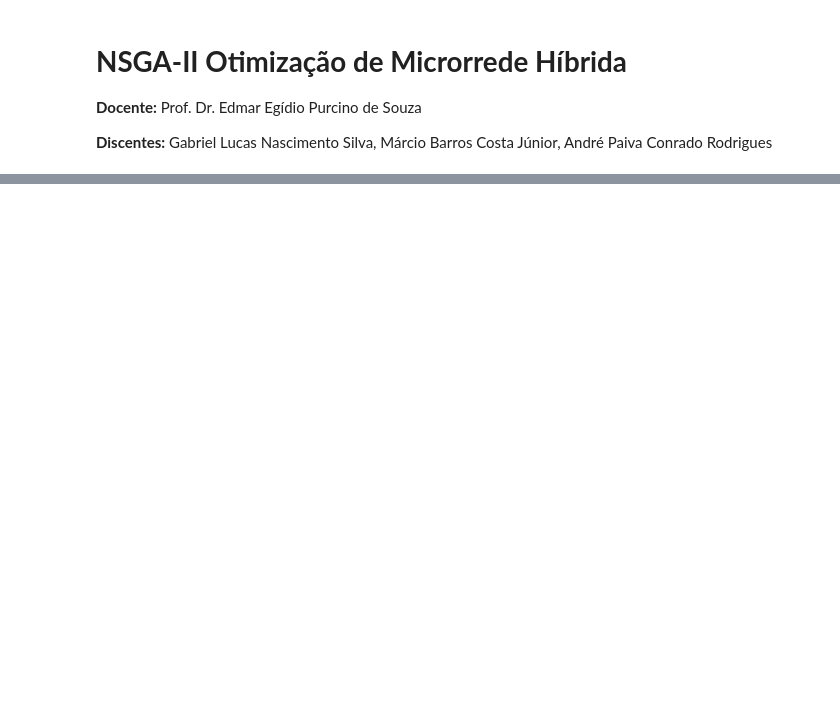
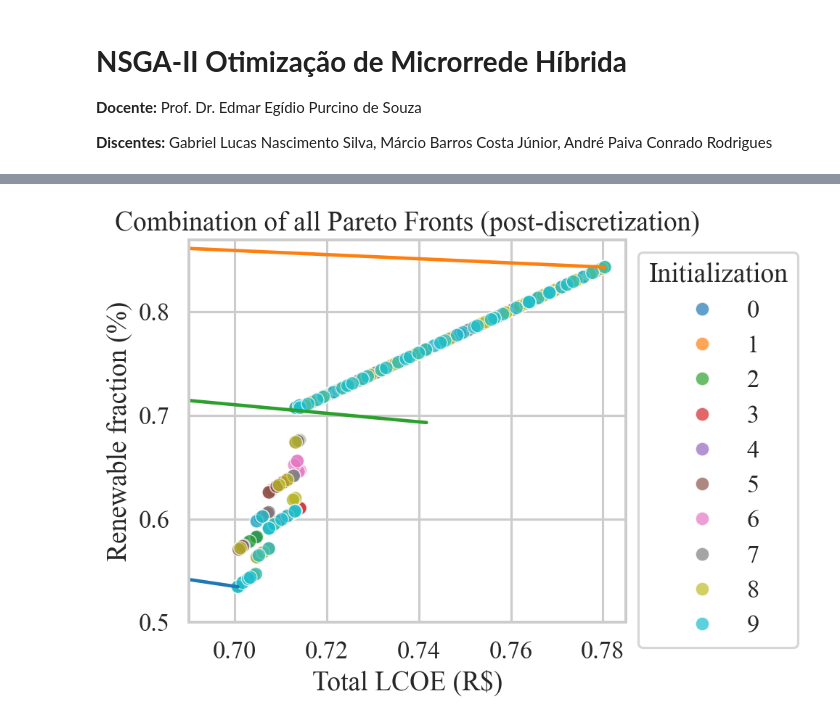
Before and after one commit to 222luke/COMPEVOL, a Jupyter notebook: NSGA_II_Otimização_de_Microrrede_Híbrida.ipynb, the cells around one changed output, grey strips where cells are left out. Saved outputs shown, nothing was run; the diff lists cells and outputs as text; code cells hidden in the pictures; blank space fills up the shorter version.

```diff
--- a/NSGA_II_Otimização_de_Microrrede_Híbrida.ipynb
+++ b/NSGA_II_Otimização_de_Microrrede_Híbrida.ipynb
@@ -594,0 +694,17 @@ plt.grid(True); plt.tight_layout(); plt.show()
+# %%
+fig, ax = plt.subplots(1, 1, figsize=(7,5))
+sns.scatterplot(data=df_pareto_quantized, x="LCOE Total", y="Fração Renovável",
+                hue="Inicialização", palette="tab10", alpha=0.7, ax=ax)
+#ax.set_rasterized(True)
+plt.plot([ponto_o[0], ponto_r1[0]], [ponto_o[1], ponto_r1[1]])
+plt.plot([ponto_o[0], ponto_r2[0]], [ponto_o[1], ponto_r2[1]])
+plt.plot([ponto_o[0], ponto_biss[0]], [ponto_o[1], ponto_biss[1]])
+plt.title("Combination of all Pareto Fronts (post-discretization)")
+plt.legend(title="Initialization")
+sns.move_legend(ax, "upper left", bbox_to_anchor=(1, 1))
+plt.xlabel("Total LCOE (R$)"); plt.ylabel("Renewable fraction (%)")
+plt.xlim(0.69, 0.785); plt.ylim(0.5, 0.87)
+plt.grid(True); plt.tight_layout(); plt.show()
+#plt.savefig("pareto_fronts_biss_post_q.pdf")
+# %% [output]
+[figure, added]
```
Also changed, not shown: parts of 29 cells of this notebook, 6 other files.
